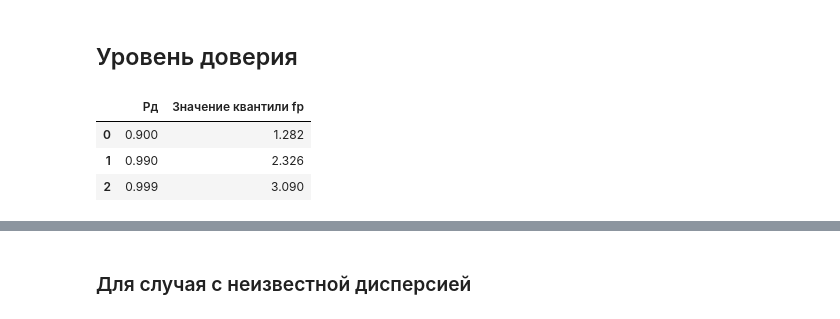
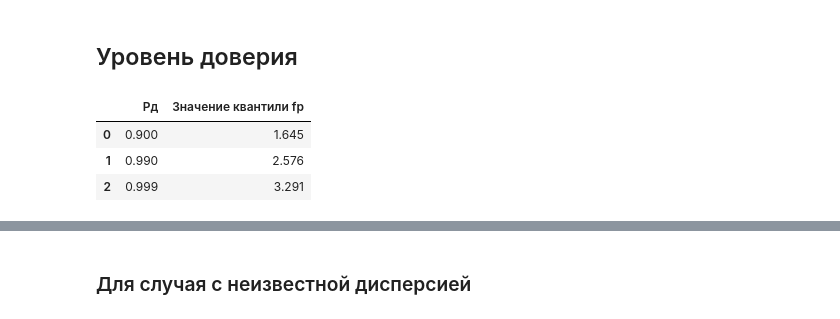
Before and after one commit to rdnply/statistics, a Jupyter notebook: confidence_interval.ipynb, the cells around one changed output, grey strips where cells are left out. Drawn from its saved outputs; the diff is of its cells as text; code cells hidden in the pictures.

```diff
--- a/confidence_interval.ipynb
+++ b/confidence_interval.ipynb
@@ -36,18 +36,19 @@ def get_borders(means, p):
     return np.array(left), np.array(right)
 # %%
 def print_quantile(func, ps):
-    quantiles = list(map(lambda x: np.round(x, 3), func.ppf(ps)))
+    quantiles = list(map(lambda x: np.round(x, 3), func.ppf((1+ps)/2)))
     df = pd.DataFrame()
     df['Pд'] = ps
     df['Значение квантили fp'] = quantiles
     return df
 # %%
-print_quantile(sps.norm(0, 1), [0.9, 0.99, 0.999])
+probs = np.array([0.9, 0.99, 0.999])
+print_quantile(sps.norm(0, 1), probs)
 # %% [output]
 |  | Pд | Значение квантили fp |
-| 0 | 0.900 | 1.282 |
-| 1 | 0.990 | 2.326 |
-| 2 | 0.999 | 3.090 |
+| 0 | 0.900 | 1.645 |
+| 1 | 0.990 | 2.576 |
+| 2 | 0.999 | 3.291 |
 # %%
 samples = get_normal_samples(10)
 means = get_means(samples)
```
Also changed, not shown: parts of 19 cells of this notebook.
